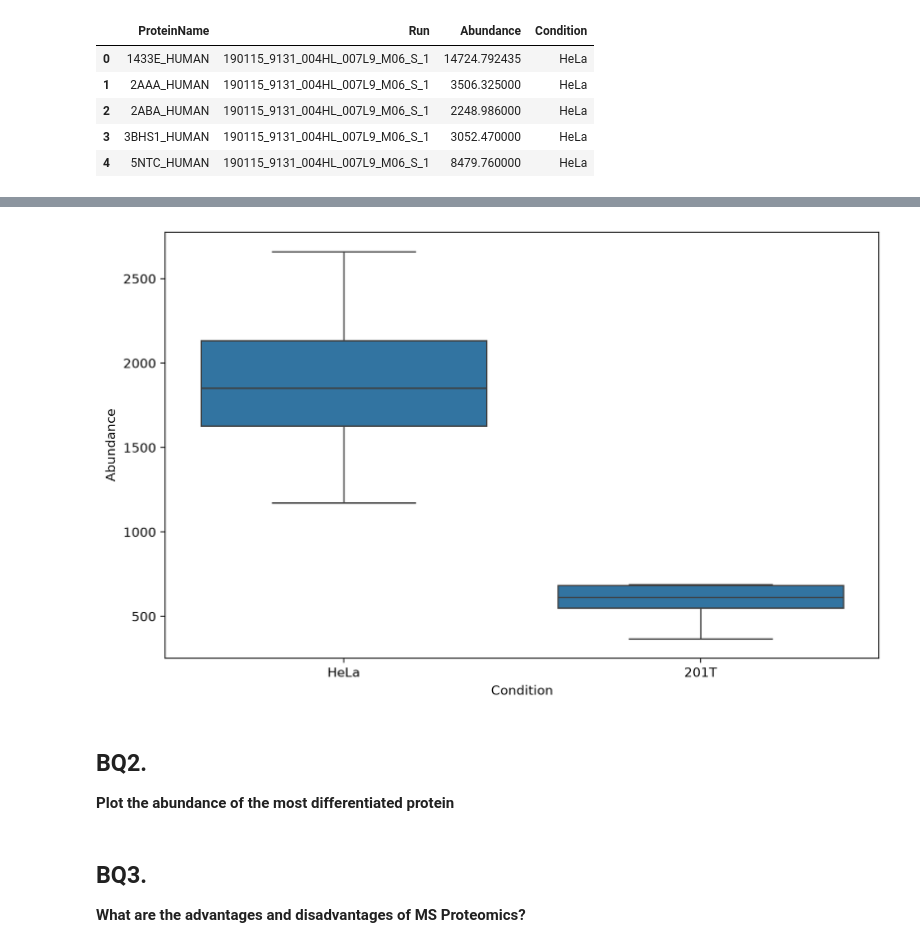
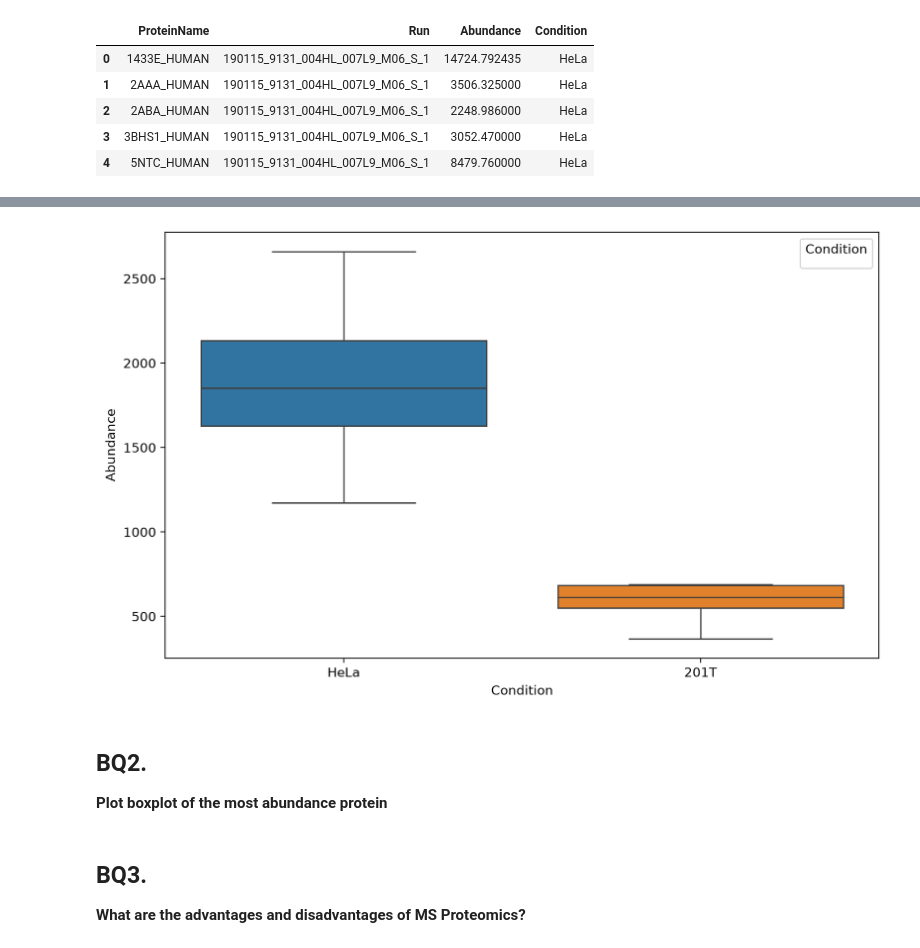
Before and after one commit to thanadol-git/CB2110, a Jupyter notebook: lab2/lab2.ipynb, the cells around one changed output, grey strips where cells are left out. Cells and saved outputs as stored; diff of their text form; code cells hidden in the pictures.

```diff
--- a/lab2/lab2.ipynb
+++ b/lab2/lab2.ipynb
@@ -593,13 +580,16 @@ prot = (
 # %%
-# Filter by TP53_H using prrot_abun
+
+# # Boxplot
+# Filter by TP53_H using prot_abund
 tp53_h = prot_abund[prot_abund['ProteinName'] == 'TP53B_HUMAN']
 
-# Plot
+# Plot, color by Condition
 plt.figure(figsize=(10, 6))
-sns.boxplot(data=tp53_h, x='Condition', y='Abundance')
+sns.boxplot(data=tp53_h, x='Condition', y='Abundance', hue='Condition')
+plt.legend(title="Condition")
 plt.show()
 # %% [output]
-[figure, old version]
+[figure, new version]
 # %% [markdown]
 ## BQ2.
-**Plot the abundance of the most differentiated protein**
+**Plot boxplot of the most abundance protein**
```
Also changed, not shown: parts of 6 cells of this notebook.
